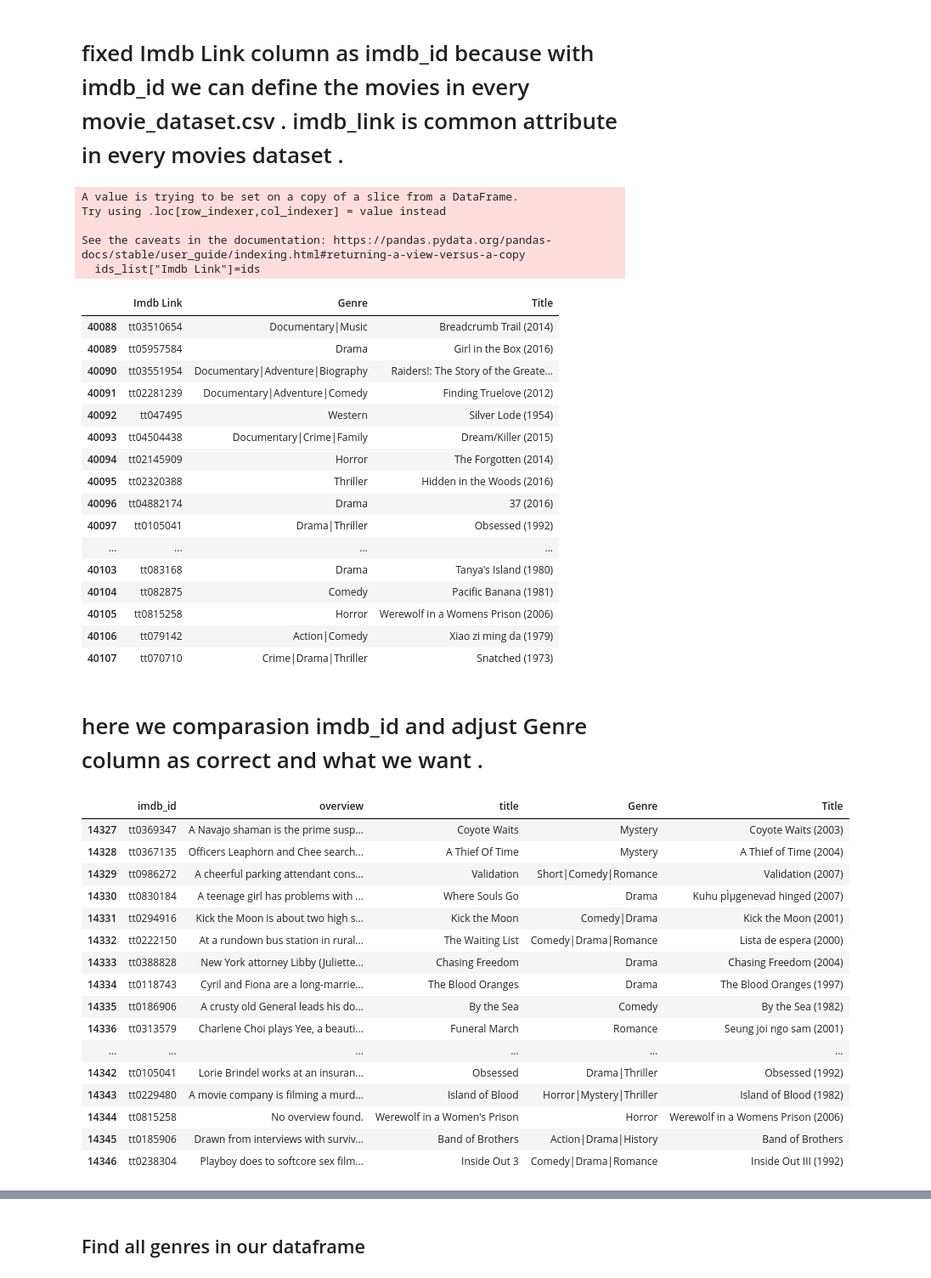
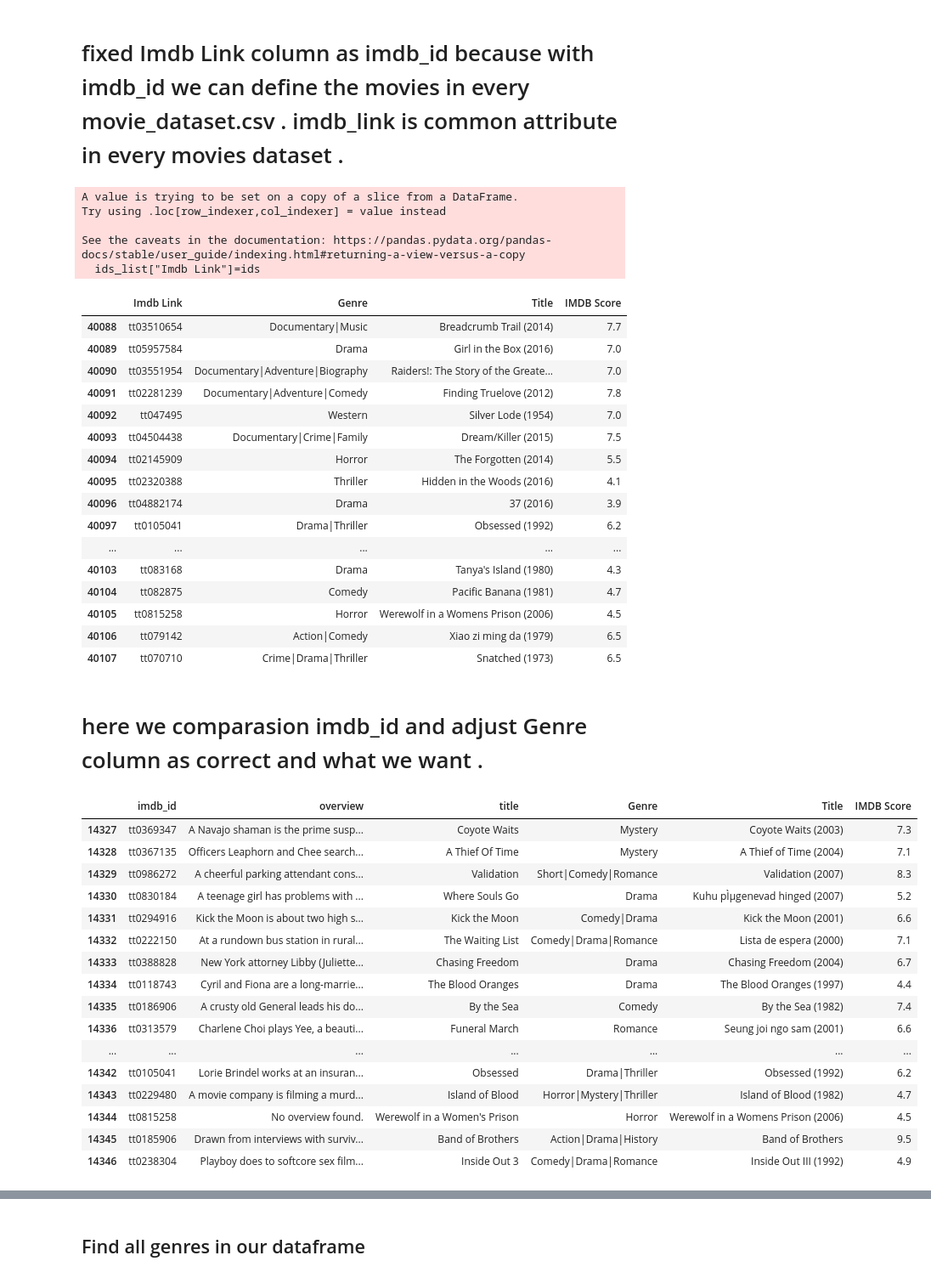
Before and after one commit to okanexe/data-analysis, a Jupyter notebook: cosSim.ipynb, the cells around one changed output, grey strips where cells are left out. Shown at 85% size. Drawn from its saved outputs; the diff is of its cells as text; code cells hidden in the pictures.

```diff
--- a/cosSim.ipynb
+++ b/cosSim.ipynb
@@ -28,7 +28,7 @@ analysis.tail(20)
 # fixed Imdb Link column as imdb_id because with imdb_id we can define the movies in every movie_dataset.csv . imdb_link is common attribute in every movies dataset .
 # %%
 imdb_ids = pd.read_csv("MovieGenre.csv",encoding='latin-1')
-ids_list=imdb_ids[["Imdb Link","Genre","Title"]]
+ids_list=imdb_ids[["Imdb Link","Genre","Title","IMDB Score"]]
 ids=[]
 def listToString(s):
     str1 = ""
@@ -48,49 +48,49 @@ Try using .loc[row_indexer,col_indexer] = value instead
 
 See the caveats in the documentation: https://pandas.pydata.org/pandas-docs/stable/user_guide/indexing.html#returning-a-view-versus-a-copy
   ids_list["Imdb Link"]=ids
-|  | Imdb Link | Genre | Title |
-| 40088 | tt03510654 | Documentary|Music | Breadcrumb Trail (2014) |
-| 40089 | tt05957584 | Drama | Girl in the Box (2016) |
-| 40090 | tt03551954 | Documentary|Adventure|Biography | Raiders!: The Story of the Greate... |
-| 40091 | tt02281239 | Documentary|Adventure|Comedy | Finding Truelove (2012) |
-| 40092 | tt047495 | Western | Silver Lode (1954) |
-| 40093 | tt04504438 | Documentary|Crime|Family | Dream/Killer (2015) |
-| 40094 | tt02145909 | Horror | The Forgotten (2014) |
-| 40095 | tt02320388 | Thriller | Hidden in the Woods (2016) |
-| 40096 | tt04882174 | Drama | 37 (2016) |
-| 40097 | tt0105041 | Drama|Thriller | Obsessed (1992) |
-| ... | ... | ... | ... |
-| 40103 | tt083168 | Drama | Tanya's Island (1980) |
-| 40104 | tt082875 | Comedy | Pacific Banana (1981) |
-| 40105 | tt0815258 | Horror | Werewolf in a Womens Prison (2006) |
-| 40106 | tt079142 | Action|Comedy | Xiao zi ming da (1979) |
-| 40107 | tt070710 | Crime|Drama|Thriller | Snatched (1973) |
+|  | Imdb Link | Genre | Title | IMDB Score |
+| 40088 | tt03510654 | Documentary|Music | Breadcrumb Trail (2014) | 7.7 |
+| 40089 | tt05957584 | Drama | Girl in the Box (2016) | 7.0 |
+| 40090 | tt03551954 | Documentary|Adventure|Biography | Raiders!: The Story of the Greate... | 7.0 |
+| 40091 | tt02281239 | Documentary|Adventure|Comedy | Finding Truelove (2012) | 7.8 |
+| 40092 | tt047495 | Western | Silver Lode (1954) | 7.0 |
+| 40093 | tt04504438 | Documentary|Crime|Family | Dream/Killer (2015) | 7.5 |
+| 40094 | tt02145909 | Horror | The Forgotten (2014) | 5.5 |
+| 40095 | tt02320388 | Thriller | Hidden in the Woods (2016) | 4.1 |
+| 40096 | tt04882174 | Drama | 37 (2016) | 3.9 |
+| 40097 | tt0105041 | Drama|Thriller | Obsessed (1992) | 6.2 |
+| ... | ... | ... | ... | ... |
+| 40103 | tt083168 | Drama | Tanya's Island (1980) | 4.3 |
+| 40104 | tt082875 | Comedy | Pacific Banana (1981) | 4.7 |
+| 40105 | tt0815258 | Horror | Werewolf in a Womens Prison (2006) | 4.5 |
+| 40106 | tt079142 | Action|Comedy | Xiao zi ming da (1979) | 6.5 |
+| 40107 | tt070710 | Crime|Drama|Thriller | Snatched (1973) | 6.5 |
 # %% [markdown]
 # here we comparasion imdb_id and adjust Genre column as correct and what we want .
 # %%
 import numpy as np
 
 getAnalysis=analysis.merge(ids_list,how='inner',left_on='imdb_id',right_on='Imdb Link')
-getAnalysis=getAnalysis[["imdb_id","overview","title","Genre","Title"]]
+getAnalysis=getAnalysis[["imdb_id","overview","title","Genre","Title","IMDB Score"]]
 getAnalysis.tail(20)
 # %% [output]
-|  | imdb_id | overview | title | Genre | Title |
-| 14327 | tt0369347 | A Navajo shaman is the prime susp... | Coyote Waits | Mystery | Coyote Waits (2003) |
-| 14328 | tt0367135 | Officers Leaphorn and Chee search... | A Thief Of Time | Mystery | A Thief of Time (2004) |
-| 14329 | tt0986272 | A cheerful parking attendant cons... | Validation | Short|Comedy|Romance | Validation (2007) |
-| 14330 | tt0830184 | A teenage girl has problems with ... | Where Souls Go | Drama | Kuhu pÌµgenevad hinged (2007) |
-| 14331 | tt0294916 | Kick the Moon is about two high s... | Kick the Moon | Comedy|Drama | Kick the Moon (2001) |
-| 14332 | tt0222150 | At a rundown bus station in rural... | The Waiting List | Comedy|Drama|Romance | Lista de espera (2000) |
-| 14333 | tt0388828 | New York attorney Libby (Juliette... | Chasing Freedom | Drama | Chasing Freedom (2004) |
-| 14334 | tt0118743 | Cyril and Fiona are a long-marrie... | The Blood Oranges | Drama | The Blood Oranges (1997) |
-| 14335 | tt0186906 | A crusty old General leads his do... | By the Sea | Comedy | By the Sea (1982) |
-| 14336 | tt0313579 | Charlene Choi plays Yee, a beauti... | Funeral March | Romance | Seung joi ngo sam (2001) |
-| ... | ... | ... | ... | ... | ... |
-| 14342 | tt0105041 | Lorie Brindel works at an insuran... | Obsessed | Drama|Thriller | Obsessed (1992) |
-| 14343 | tt0229480 | A movie company is filming a murd... | Island of Blood | Horror|Mystery|Thriller | Island of Blood (1982) |
-| 14344 | tt0815258 | No overview found. | Werewolf in a Women's Prison | Horror | Werewolf in a Womens Prison (2006) |
-| 14345 | tt0185906 | Drawn from interviews with surviv... | Band of Brothers | Action|Drama|History | Band of Brothers |
-| 14346 | tt0238304 | Playboy does to softcore sex film... | Inside Out 3 | Comedy|Drama|Romance | Inside Out III (1992) |
+|  | imdb_id | overview | title | Genre | Title | IMDB Score |
+| 14327 | tt0369347 | A Navajo shaman is the prime susp... | Coyote Waits | Mystery | Coyote Waits (2003) | 7.3 |
+| 14328 | tt0367135 | Officers Leaphorn and Chee search... | A Thief Of Time | Mystery | A Thief of Time (2004) | 7.1 |
+| 14329 | tt0986272 | A cheerful parking attendant cons... | Validation | Short|Comedy|Romance | Validation (2007) | 8.3 |
+| 14330 | tt0830184 | A teenage girl has problems with ... | Where Souls Go | Drama | Kuhu pÌµgenevad hinged (2007) | 5.2 |
+| 14331 | tt0294916 | Kick the Moon is about two high s... | Kick the Moon | Comedy|Drama | Kick the Moon (2001) | 6.6 |
+| 14332 | tt0222150 | At a rundown bus station in rural... | The Waiting List | Comedy|Drama|Romance | Lista de espera (2000) | 7.1 |
+| 14333 | tt0388828 | New York attorney Libby (Juliette... | Chasing Freedom | Drama | Chasing Freedom (2004) | 6.7 |
+| 14334 | tt0118743 | Cyril and Fiona are a long-marrie... | The Blood Oranges | Drama | The Blood Oranges (1997) | 4.4 |
+| 14335 | tt0186906 | A crusty old General leads his do... | By the Sea | Comedy | By the Sea (1982) | 7.4 |
+| 14336 | tt0313579 | Charlene Choi plays Yee, a beauti... | Funeral March | Romance | Seung joi ngo sam (2001) | 6.6 |
+| ... | ... | ... | ... | ... | ... | ... |
+| 14342 | tt0105041 | Lorie Brindel works at an insuran... | Obsessed | Drama|Thriller | Obsessed (1992) | 6.2 |
+| 14343 | tt0229480 | A movie company is filming a murd... | Island of Blood | Horror|Mystery|Thriller | Island of Blood (1982) | 4.7 |
+| 14344 | tt0815258 | No overview found. | Werewolf in a Women's Prison | Horror | Werewolf in a Womens Prison (2006) | 4.5 |
+| 14345 | tt0185906 | Drawn from interviews with surviv... | Band of Brothers | Action|Drama|History | Band of Brothers | 9.5 |
+| 14346 | tt0238304 | Playboy does to softcore sex film... | Inside Out 3 | Comedy|Drama|Romance | Inside Out III (1992) | 4.9 |
 # %%
 #getAnalysis['Genre'] = getAnalysis['Genre'].apply(lambda x: x.split("|"))
 getAnalysis=getAnalysis.dropna(how='any')
```
Also changed, not shown: parts of 24 cells of this notebook, 3 other files.
